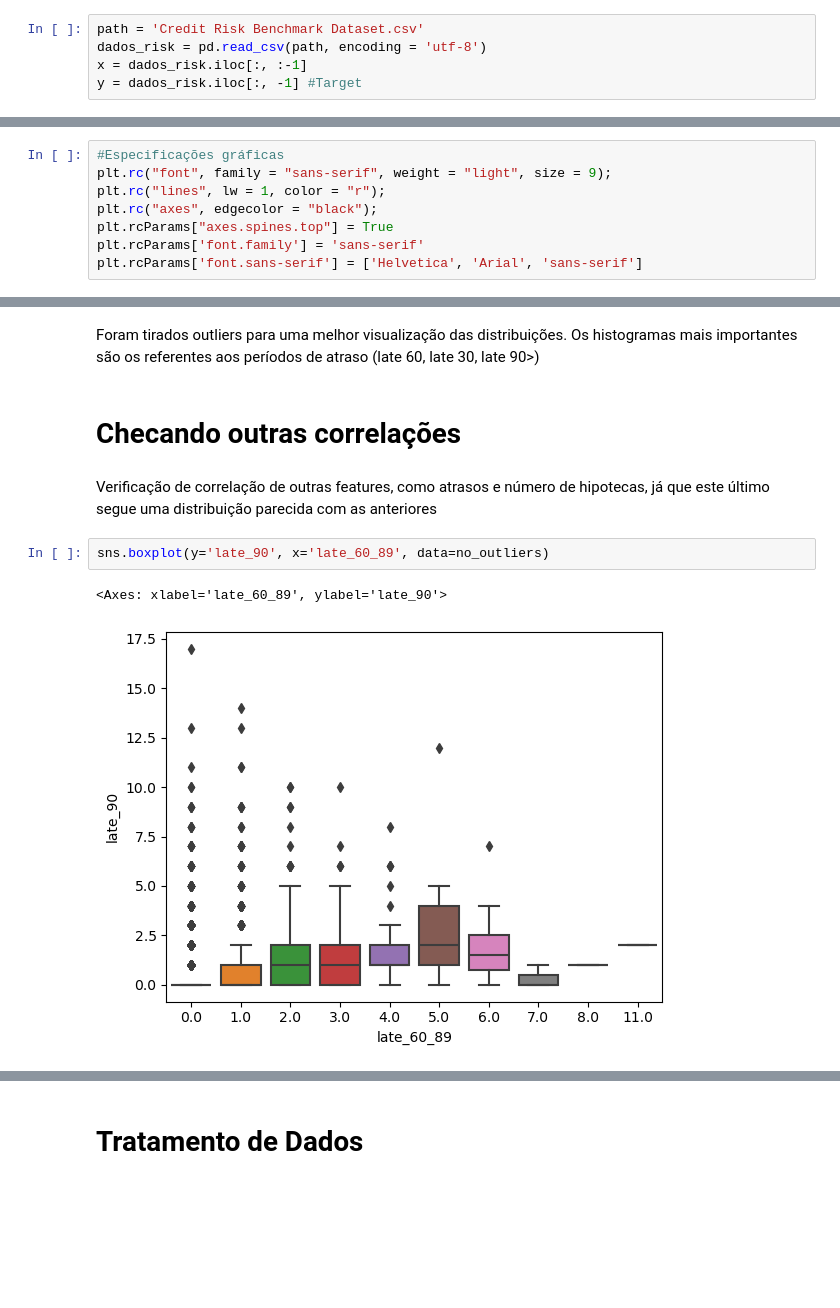
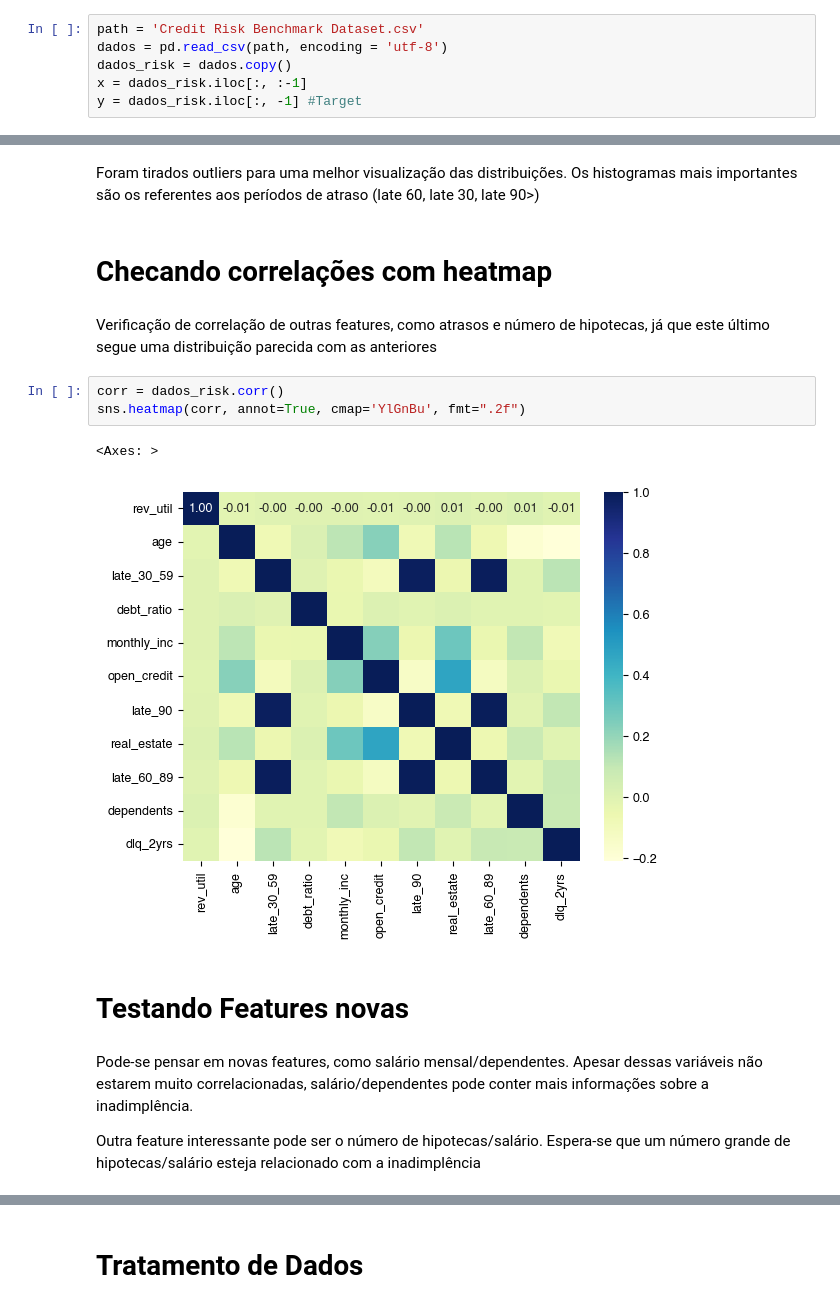
Before and after one commit to GuilhermeMaceno/Credit_Risk, a Jupyter notebook: credit_risk_ML.ipynb, the cells around one changed output, grey strips where cells are left out. Saved outputs shown, nothing was run; the diff lists cells and outputs as text; blank space fills up the shorter version.

```diff
--- a/credit_risk_ML.ipynb
+++ b/credit_risk_ML.ipynb
@@ -62,7 +77,8 @@ import os
 # Visualização dos Dados
 # %%
 path = 'Credit Risk Benchmark Dataset.csv'
-dados_risk = pd.read_csv(path, encoding = 'utf-8')
+dados = pd.read_csv(path, encoding = 'utf-8')
+dados_risk = dados.copy()
 x = dados_risk.iloc[:, :-1]
 y = dados_risk.iloc[:, -1] #Target
 # %%
@@ -107,14 +123,6 @@ dlq_2yrs 0
 75%        1.000000
 max        1.000000
 8357
-# %%
-#Especificações gráficas
-plt.rc("font", family = "sans-serif", weight = "light", size = 9);
-plt.rc("lines", lw = 1, color = "r");
-plt.rc("axes", edgecolor = "black");
-plt.rcParams["axes.spines.top"] = True
-plt.rcParams['font.family'] = 'sans-serif'
-plt.rcParams['font.sans-serif'] = ['Helvetica', 'Arial', 'sans-serif']
 # %% [markdown]
 Verificando possíveis correlações entre as features e o valor alvo
 
@@ -183,11 +191,18 @@ plt.show()
 Foram tirados outliers para uma melhor visualização das distribuições.
 Os histogramas mais importantes são os referentes aos períodos de atraso (late 60, late 30, late 90>)
 # %% [markdown]
-# Checando outras correlações
+# Checando correlações com heatmap
 # %% [markdown]
 Verificação de correlação de outras features, como atrasos e número de hipotecas, já que este último segue uma distribuição parecida com as anteriores
 # %%
-sns.boxplot(y='late_90', x='late_60_89', data=no_outliers)
+corr = dados_risk.corr()
+sns.heatmap(corr, annot=True, cmap='YlGnBu', fmt=".2f")
 # %% [output]
-<Axes: xlabel='late_60_89', ylabel='late_90'>
+<Axes: >
-[figure, old version]
+[figure, new version]
+# %% [markdown]
+# Testando Features novas
+# %% [markdown]
+Pode-se pensar em novas features, como salário mensal/dependentes. Apesar dessas variáveis não estarem muito correlacionadas, salário/dependentes pode conter mais informações sobre a inadimplência.
+
+Outra feature interessante pode ser o número de hipotecas/salário. Espera-se que um número grande de hipotecas/salário esteja relacionado com a inadimplência
```
Also changed, not shown: parts of 30 cells of this notebook.
